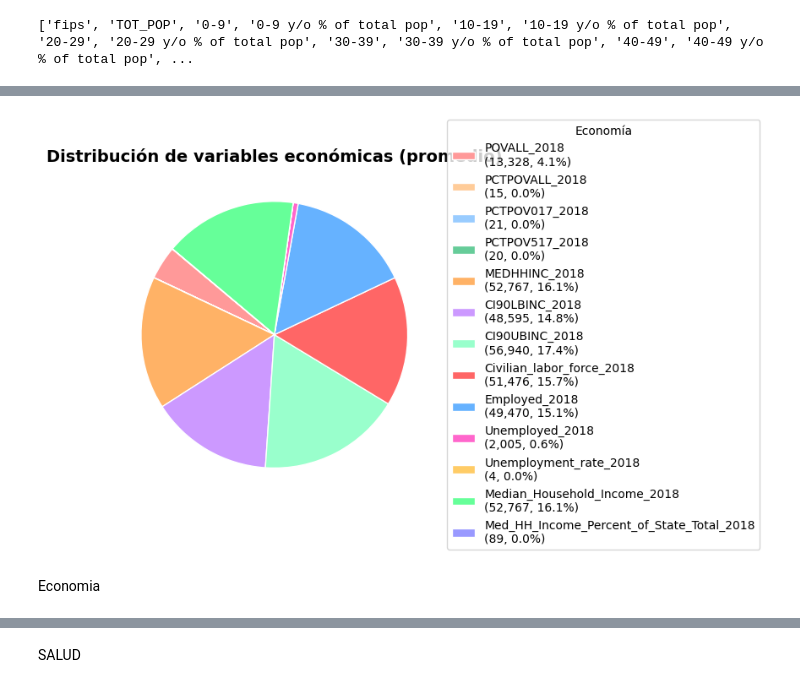
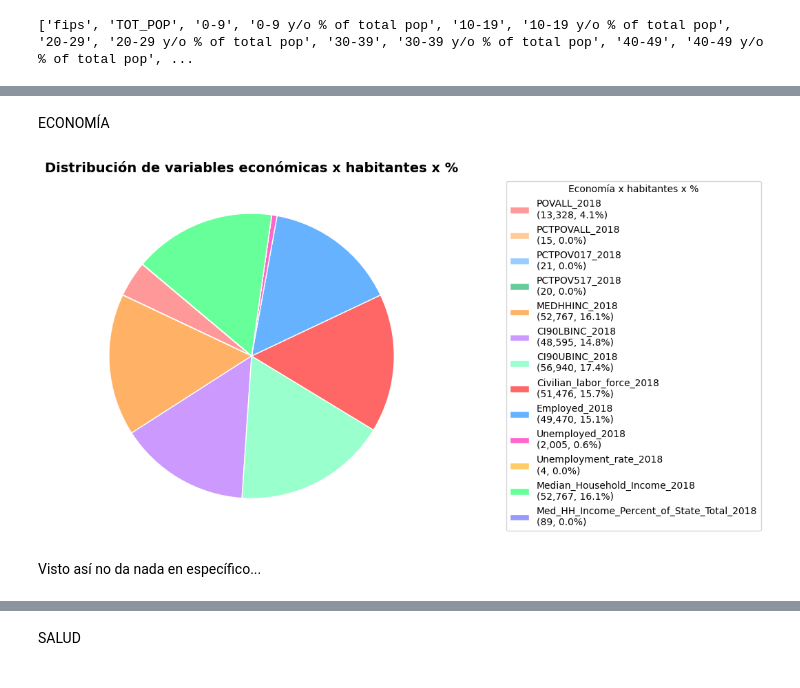
Before and after one commit to 4GeeksAcademy/Leonel_Ponce_Regresion_lineal_demographic_health, a Jupyter notebook: src/explore.ipynb, the cells around one changed output, grey strips where cells are left out. Cells and saved outputs as stored; diff of their text form; code cells hidden in the pictures.

```diff
--- a/src/explore.ipynb
+++ b/src/explore.ipynb
@@ -401,56 +296,24 @@ plt.show()
+# %% [markdown]
+ECONOMÍA
 # %%
-# Grupo de economía
-cols = [
-    "POVALL_2018", "PCTPOVALL_2018", "PCTPOV017_2018", "PCTPOV517_2018",
-    "MEDHHINC_2018", "CI90LBINC_2018", "CI90UBINC_2018",
-    "Civilian_labor_force_2018", "Employed_2018", "Unemployed_2018",
-    "Unemployment_rate_2018", "Median_Household_Income_2018",
-    "Med_HH_Income_Percent_of_State_Total_2018"
-]
-
-# Filtrar columnas que existan en el DataFrame
+#Graficamos la distribución por variables económicas
+cols = ["POVALL_2018", "PCTPOVALL_2018", "PCTPOV017_2018", "PCTPOV517_2018", "MEDHHINC_2018", "CI90LBINC_2018", "CI90UBINC_2018", "Civilian_labor_force_2018", "Employed_2018", "Unemployed_2018", "Unemployment_rate_2018", "Median_Household_Income_2018", "Med_HH_Income_Percent_of_State_Total_2018"]
 cols_presentes = [c for c in cols if c in df.columns]
-
-# Valores promedio
 valores = df[cols_presentes].mean()
 
-# Colores personalizados (puedes ajustar según tu gusto)
-colors = [
-    "#FF9999", "#FFCC99", "#99CCFF", "#66CC99", "#FFB266",
-    "#CC99FF", "#99FFCC", "#FF6666", "#66B2FF", "#FF66CC",
-    "#FFCC66", "#66FF99", "#9999FF"
-]
+plt.figure(figsize=(9,6))
+colors = ["#FF9999", "#FFCC99", "#99CCFF", "#66CC99", "#FFB266", "#CC99FF", "#99FFCC", "#FF6666", "#66B2FF", "#FF66CC", "#FFCC66", "#66FF99", "#9999FF"]
+wedges, _ = plt.pie(valores, labels=None, startangle=140, colors=colors[:len(cols_presentes)], wedgeprops={"linewidth": 1, "edgecolor": "white"})
 
-# Gráfico de pastel sin etiquetas internas
-plt.figure(figsize=(8,8))
-wedges, _ = plt.pie(
-    valores,
-    labels=None,
-    startangle=140,
-    colors=colors[:len(cols_presentes)],
-    wedgeprops={"linewidth": 1, "edgecolor": "white"}
-)
+total = valores.sum()
+legend_labels = [f"{col}\n({valores[col]:,.0f}, {valores[col]/total*100:.1f}%)" for col in cols_presentes]
 
-# Leyenda externa con valores absolutos y porcentaje
-total = valores.sum()
-legend_labels = [
-    f"{col}\n({valores[col]:,.0f}, {valores[col]/total*100:.1f}%)"
-    for col in cols_presentes
-]
-
-plt.legend(
-    wedges,
-    legend_labels,
-    title="Economía",
-    bbox_to_anchor=(1, 0.5),
-    loc="center left"
-)
-
-plt.title("Distribución de variables económicas (promedio)", fontsize=14, fontweight="bold")
+plt.legend(wedges, legend_labels, title="Economía x habitantes x %", bbox_to_anchor=(1.2, 0.5), loc="center left")
+plt.title("Distribución de variables económicas x habitantes x %", fontsize=14, fontweight="bold")
 plt.tight_layout()
 plt.show()
 # %% [output]
-[figure, old version]
+[figure, new version]
-# %% [markdown]
-Economia
+# %% [markdown]
+Visto así no da nada en específico...
 # %%
```
Also changed, not shown: parts of 15 cells of this notebook.
